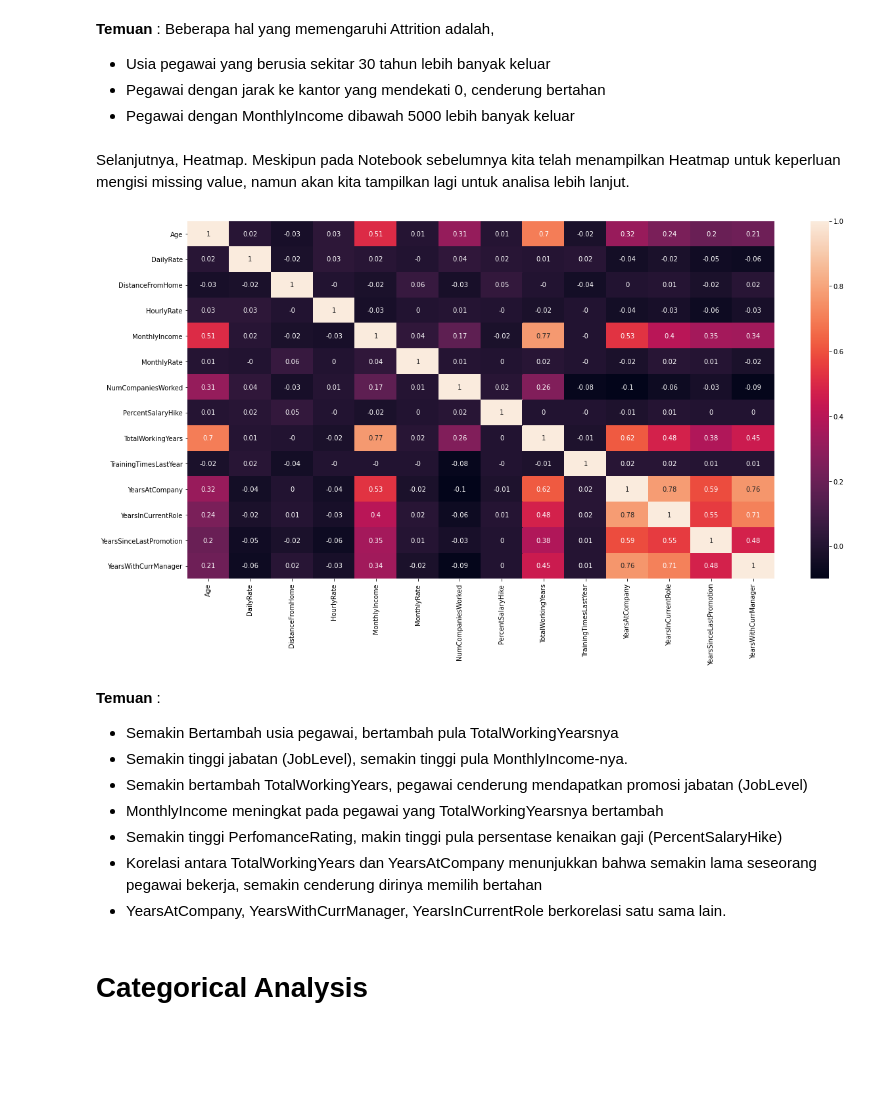
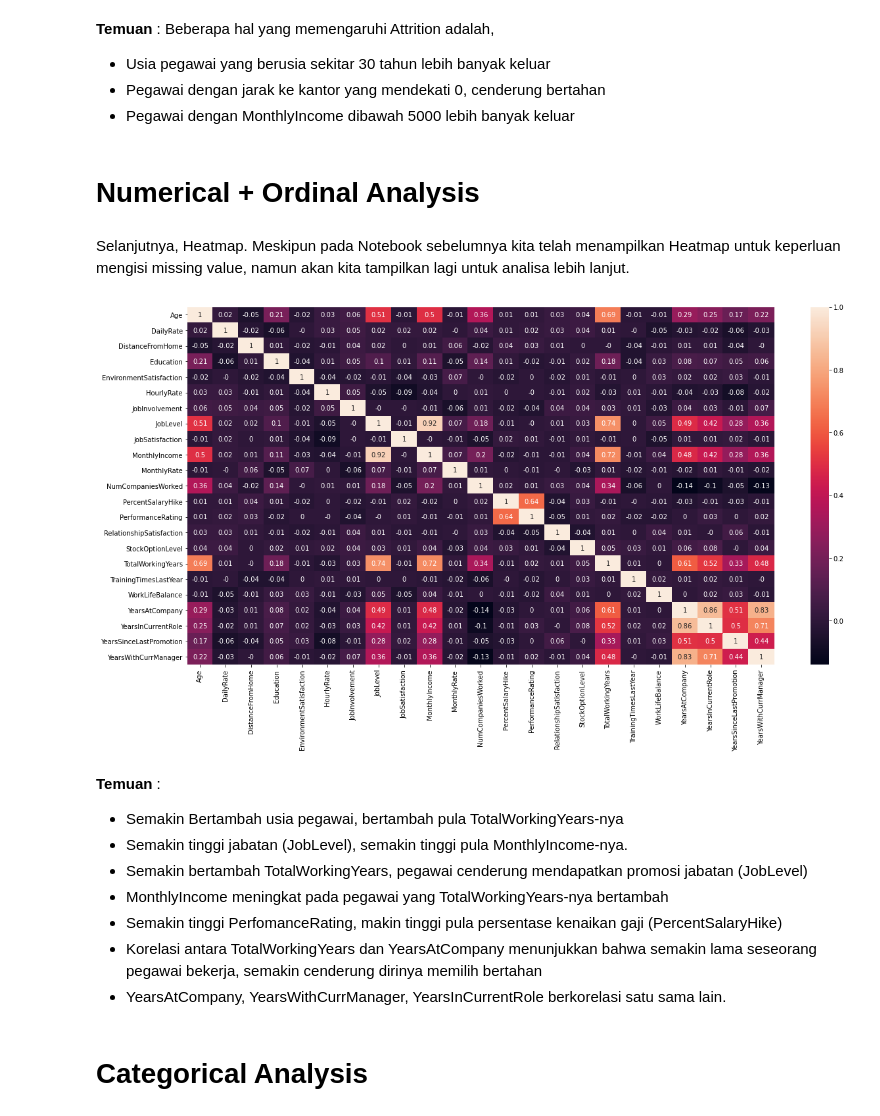
Before and after one commit to ariandy/final, a Jupyter notebook: 2. Exploratory Data Analysis.ipynb, the cells around one changed output. Cells and saved outputs as stored; diff of their text form; code cells hidden in the pictures; blank space fills up the shorter version.

```diff
--- a/2. Exploratory Data Analysis.ipynb
+++ b/2. Exploratory Data Analysis.ipynb
@@ -260,23 +260,24 @@ plt.show()
 - Usia pegawai yang berusia sekitar 30 tahun lebih banyak keluar
 - Pegawai dengan jarak ke kantor yang mendekati 0, cenderung bertahan
 - Pegawai dengan MonthlyIncome dibawah 5000 lebih banyak keluar
+# %% [markdown]
+# Numerical + Ordinal Analysis
 # %% [markdown]
 Selanjutnya, Heatmap.
 Meskipun pada Notebook sebelumnya kita telah menampilkan Heatmap untuk keperluan mengisi missing value, namun akan kita tampilkan lagi untuk analisa lebih lanjut.
 # %%
 numerical_features = df.select_dtypes(exclude='O')
-numerical_features = numerical_features.drop(columns=categorical_by_behaviour, axis=1)
 plt.figure(figsize=(20,10))
-sns.heatmap(round(numerical_features.corr(),2),annot=True,mask=None)
+sns.heatmap(round(numerical_features.corr('spearman'),2),annot=True,mask=None)
 plt.show()
 # %% [output]
-[figure, old version]
+[figure, new version]
 # %% [markdown]
 **Temuan** :
-- Semakin Bertambah usia pegawai, bertambah pula TotalWorkingYearsnya
+- Semakin Bertambah usia pegawai, bertambah pula TotalWorkingYears-nya
 - Semakin tinggi jabatan (JobLevel), semakin tinggi pula MonthlyIncome-nya.
 - Semakin bertambah TotalWorkingYears, pegawai cenderung mendapatkan promosi jabatan (JobLevel)
-- MonthlyIncome meningkat pada pegawai yang TotalWorkingYearsnya bertambah
+- MonthlyIncome meningkat pada pegawai yang TotalWorkingYears-nya bertambah
 - Semakin tinggi PerfomanceRating, makin tinggi pula persentase kenaikan gaji (PercentSalaryHike)
 - Korelasi antara TotalWorkingYears dan YearsAtCompany menunjukkan bahwa semakin lama seseorang pegawai bekerja, semakin cenderung dirinya memilih bertahan
 - YearsAtCompany, YearsWithCurrManager, YearsInCurrentRole berkorelasi satu sama lain.
```
Also changed, not shown: 3 other files.
